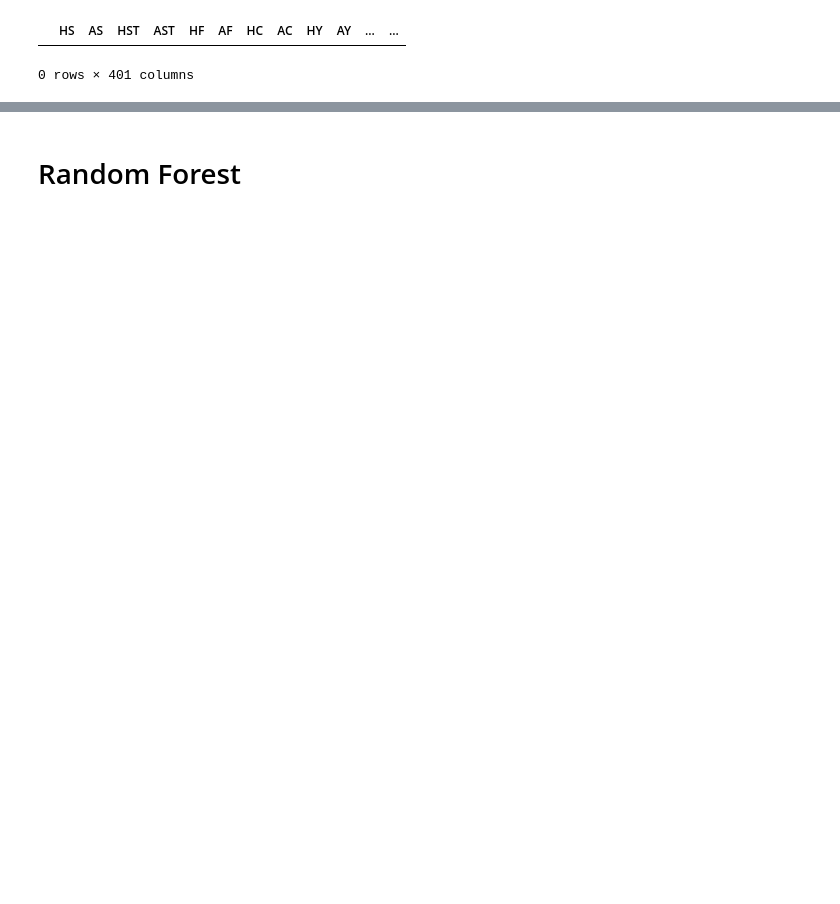
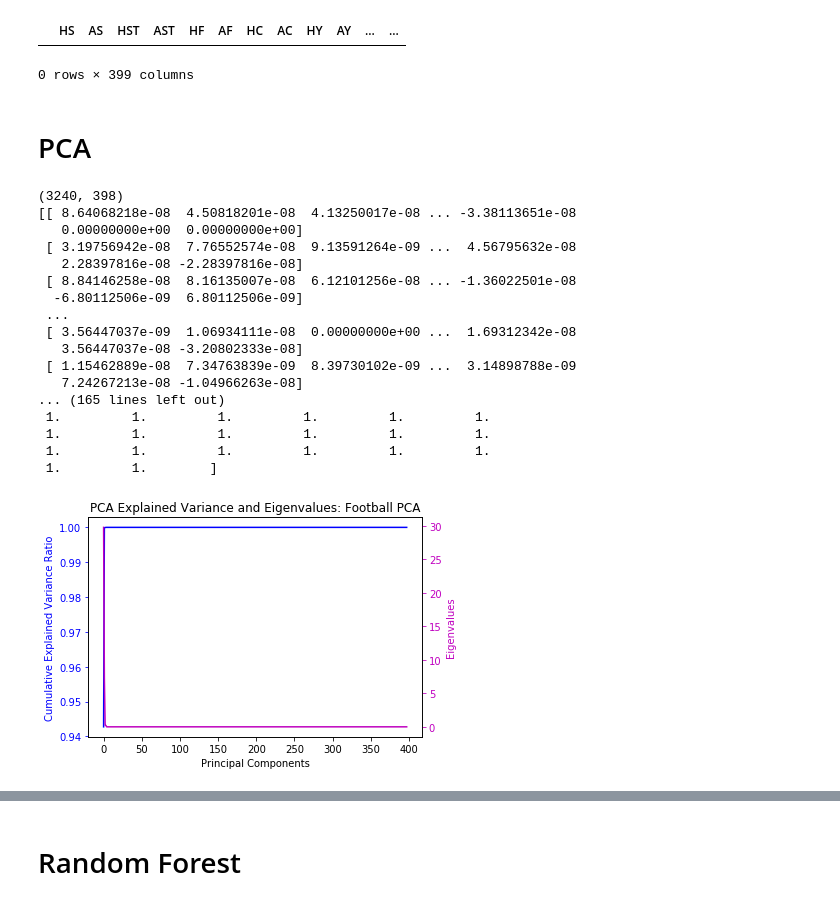
Before and after one commit to sabburi/isye7406-project, a Jupyter notebook: src/eda.ipynb, the cells around one changed output, grey strips where cells are left out. Saved outputs shown, nothing was run; the diff lists cells and outputs as text; code cells hidden in the pictures; blank space fills up the shorter version.

```diff
--- a/src/eda.ipynb
+++ b/src/eda.ipynb
@@ -27,0 +5,8 @@ Length: 401, dtype: object
+# %%
+football = pd.read_csv('../data/preprocessed/football.csv')
+football_train = pd.read_csv('../data/preprocessed/football_train.csv')
+football_test = pd.read_csv('../data/preprocessed/football_test.csv')
+
+football = football.iloc[:, 2:]
+football_train = football_train.iloc[:, 2:]
+football_test = football_test.iloc[:, 2:]
@@ -42,4 +54,71 @@ football.describe()
 football[football.isna().any(axis=1)]
 # %% [output]
 |  | HS | AS | HST | AST | HF | AF | HC | AC | HY | AY | ... | ... |
-0 rows × 401 columns
+0 rows × 399 columns
+# %% [markdown]
+# PCA
+# %%
+from sklearn.decomposition import PCA, FastICA as ICA
+from sklearn.random_projection import GaussianRandomProjection as GRP, SparseRandomProjection as RCA
+from sklearn.ensemble import RandomForestClassifier as RFC
+from itertools import product
+from collections import defaultdict
+from sklearn.preprocessing import normalize
+
+def run_PCA(X,title):
+
+    pca = PCA(random_state=5).fit(X) #for all components
+    cum_var = np.cumsum(pca.explained_variance_ratio_)
+    print(pca.explained_variance_ratio_)
+    print(cum_var)
+    fig, ax1 = plt.subplots()
+    ax1.plot(list(range(len(pca.explained_variance_ratio_))), cum_var, 'b-')
+    ax1.set_xlabel('Principal Components')
+    # Make the y-axis label, ticks and tick labels match the line color.
+    ax1.set_ylabel('Cumulative Explained Variance Ratio', color='b')
+    ax1.tick_params('y', colors='b')
+    plt.grid(False)
+
+    ax2 = ax1.twinx()
+    ax2.plot(list(range(len(pca.singular_values_))), pca.singular_values_, 'm-')
+    ax2.set_ylabel('Eigenvalues', color='m')
+    ax2.tick_params('y', colors='m')
+    plt.grid(False)
+
+    plt.title("PCA Explained Variance and Eigenvalues: "+ title)
+    fig.tight_layout()
+    plt.show()
+
+
+X = football.iloc[:, :-1]
+y = football.iloc[:, -1]
+
+X = normalize(X)
+
+print(X.shape)
+
+print(X)
+
+
+#X = X[34:36, :]
+
+run_PCA(X, "Football PCA")
+# %% [output]
+(3240, 398)
+[[ 8.64068218e-08  4.50818201e-08  4.13250017e-08 ... -3.38113651e-08
+   0.00000000e+00  0.00000000e+00]
+ [ 3.19756942e-08  7.76552574e-08  9.13591264e-09 ...  4.56795632e-08
+   2.28397816e-08 -2.28397816e-08]
+ [ 8.84146258e-08  8.16135007e-08  6.12101256e-08 ... -1.36022501e-08
+  -6.80112506e-09  6.80112506e-09]
+ ...
+ [ 3.56447037e-09  1.06934111e-08  0.00000000e+00 ...  1.69312342e-08
+   3.56447037e-08 -3.20802333e-08]
+ [ 1.15462889e-08  7.34763839e-09  8.39730102e-09 ...  3.14898788e-09
+   7.24267213e-08 -1.04966263e-08]
+... (165 lines left out)
+ 1.         1.         1.         1.         1.         1.
+ 1.         1.         1.         1.         1.         1.
+ 1.         1.         1.         1.         1.         1.
+ 1.         1.        ]
+[figure, added]
```
Also changed, not shown: parts of 6 cells of this notebook.
